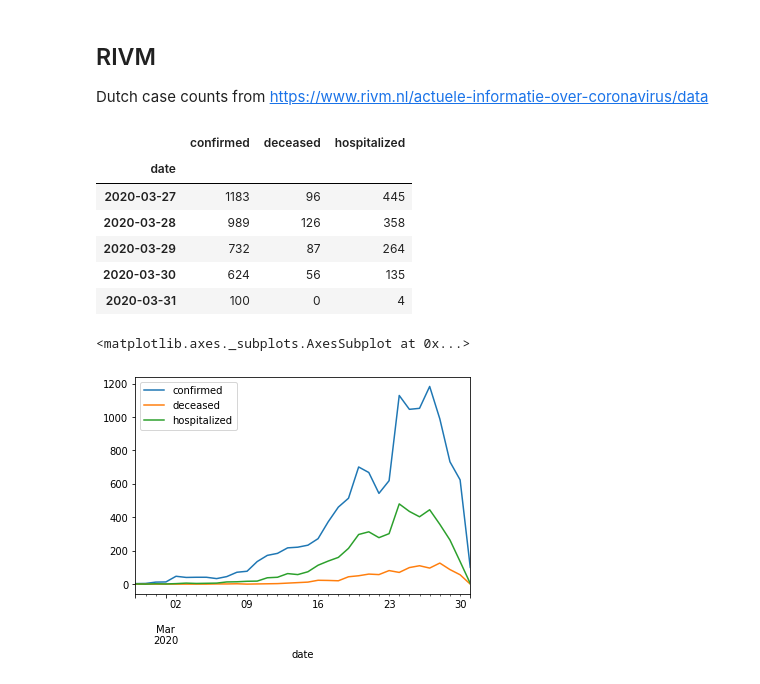
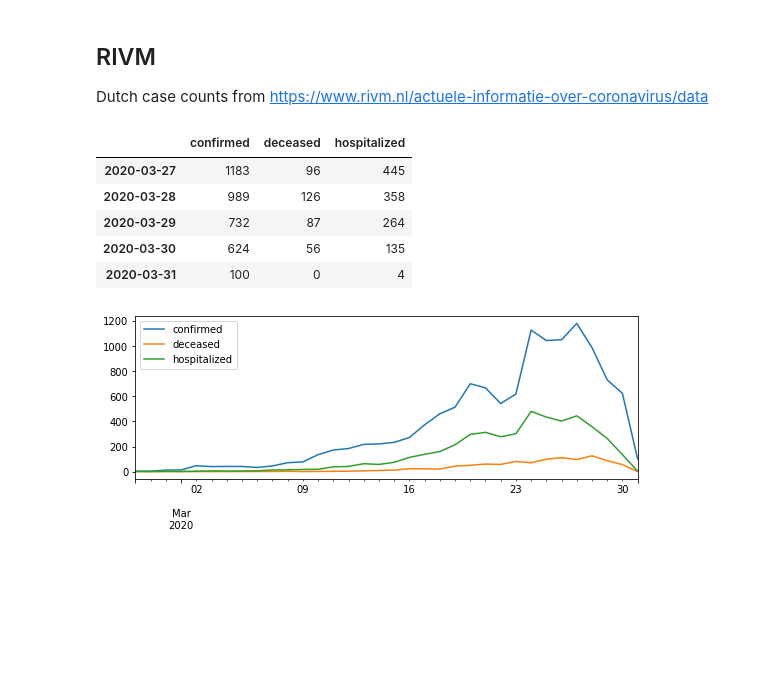
Before and after one commit to samkennerly/covid19, a Jupyter notebook: books/etl.ipynb, the cells around one changed output. Drawn from its saved outputs; the diff is of its cells as text; code cells hidden in the pictures; blank space fills up the shorter version.

```diff
--- a/books/etl.ipynb
+++ b/books/etl.ipynb
@@ -4,5 +4,9 @@
 %load_ext autoreload
 %autoreload 2
 %autosave 0
+
+from etl import *
+
+FIGSIZE = (9, 3)
 # %% [output]
 Autosave disabled
@@ -12,19 +14,15 @@ from etl import *
 ## RIVM
 
 Dutch case counts from https://www.rivm.nl/actuele-informatie-over-coronavirus/data
-# %%
-data = rivm()
-data.tail()
-# %% [output]
-|  | confirmed | deceased | hospitalized |
-| date |  |  |  |
-| 2020-03-27 | 1183 | 96 | 445 |
-| 2020-03-28 | 989 | 126 | 358 |
-| 2020-03-29 | 732 | 87 | 264 |
-| 2020-03-30 | 624 | 56 | 135 |
-| 2020-03-31 | 100 | 0 | 4 |
-# %%
-data.plot()
-# %% [output]
-<matplotlib.axes._subplots.AxesSubplot at 0x...>
-[figure, removed]
+# %%
+nl = rivm()
+nl.plot(figsize=FIGSIZE)
+nl.tail()
+# %% [output]
+|  | confirmed | deceased | hospitalized |
+| 2020-03-27 | 1183 | 96 | 445 |
+| 2020-03-28 | 989 | 126 | 358 |
+| 2020-03-29 | 732 | 87 | 264 |
+| 2020-03-30 | 624 | 56 | 135 |
+| 2020-03-31 | 100 | 0 | 4 |
+[figure, added]
```
Also changed, not shown: parts of 4 cells of this notebook, 1 other file.
